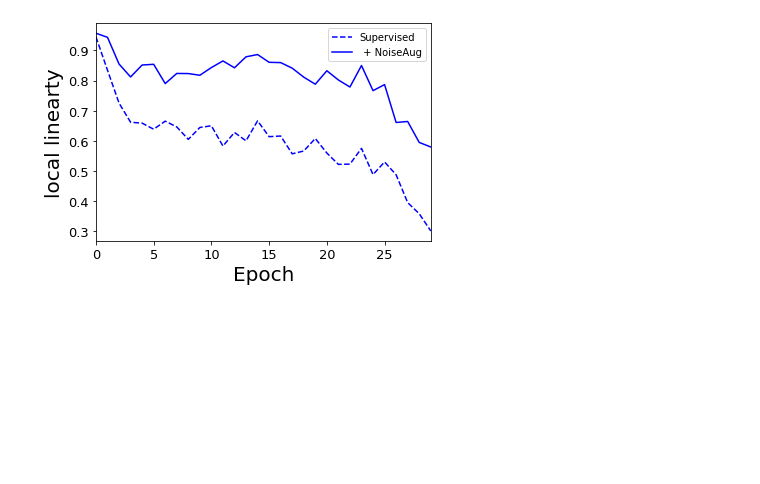
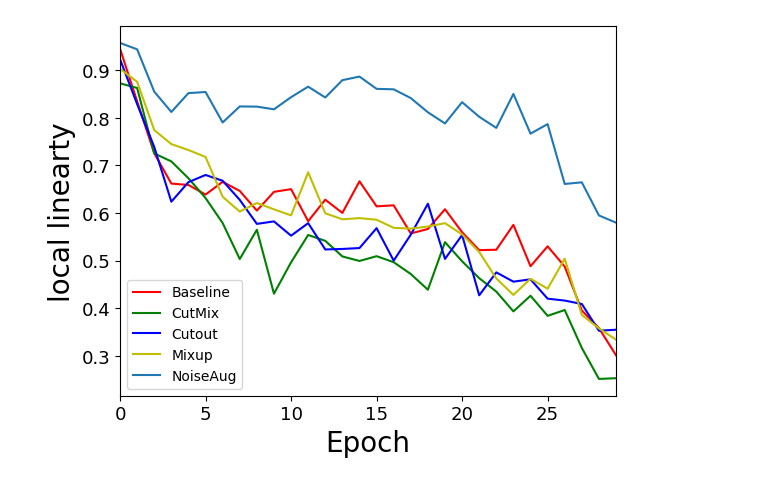
Before and after one commit to pantheon5100/random_agumentation, a Jupyter notebook: jupyter_notebook/resutl_plotting_kl.ipynb, the cells around one changed output. Saved outputs shown, nothing was run; the diff lists cells and outputs as text; code cells hidden in the pictures; blank space fills up the shorter version.

Commit message:
new noiseaug experiment

```diff
--- a/jupyter_notebook/resutl_plotting_kl.ipynb
+++ b/jupyter_notebook/resutl_plotting_kl.ipynb
@@ -392,34 +393,46 @@ plt.show()
 # %%
 import pandas as pd
 
 import matplotlib.pyplot as plt
 from matplotlib.pyplot import MultipleLocator
 
 data_1 = pd.read_csv('run-supervised_baseline_eps8-image_normalize--epochs_30-lr_schedule_cyclic-lr_max_0.3-epsilon_8-attack_steps_2-alpha_4.0-delta_init_zero-zero_one_clamp_0-seed_0-tag-linearity_measure.csv')
 list_1 =  data_1["Value"]
 # print(data_1[1:30])
 # values_1 = [item[2] for item in data_1[2:30]]
 #print(list_1)
 
 
 data_2 = pd.read_csv('run-supervised_noise_aug_eps8-image_normalize--NoiseAug-_type_uniform-noise_aug_size_2.0--epochs_30-lr_schedule_cyclic-lr_max_0.3-epsilon_8-attack_steps_2-alpha_4.0-delta_init_zero-zero_one_clamp_0-seed_0-tag-linearity_measure.csv')
 list_2 =  data_2["Value"]
 
+data_3 = pd.read_csv('run-1-tag-linearity_measure.csv')
+list_3 =  data_3["Value"]
 
-l1=plt.plot(list_1 ,'b--', label='Supervised')
-l1=plt.plot(list_2 ,'b', label=' + NoiseAug')
+data_4 = pd.read_csv('run-2-tag-linearity_measure.csv')
+list_4 =  data_4["Value"]
+
+data_5 = pd.read_csv('run-3.csv')
+list_5 =  data_5["Value"]
+
+
+l1=plt.plot(list_1 ,'r', label='Baseline')
+l1=plt.plot(list_5 ,'g', label='CutMix')
+l1=plt.plot(list_3 ,'b', label='Cutout')
+l1=plt.plot(list_4 ,'y', label='Mixup')
+l1=plt.plot(list_2 , label='NoiseAug')
 
 plt.xlabel('Epoch',fontsize=20)
 plt.ylabel('local linearty',fontsize=20)
 
 plt.xlim((0, 29))
 plt.xticks(fontsize=13)
 plt.yticks(fontsize=13)
 plt.legend()
 plt.savefig('linearity_conparision.pdf',bbox_inches='tight')
 plt.show()
 # %% [output]
-[figure, old version]
+[figure, new version]
 # %%
 rb_baseline = [
   0.268400013,
```
Also changed, not shown: parts of 3 cells of this notebook, 10 other files.
